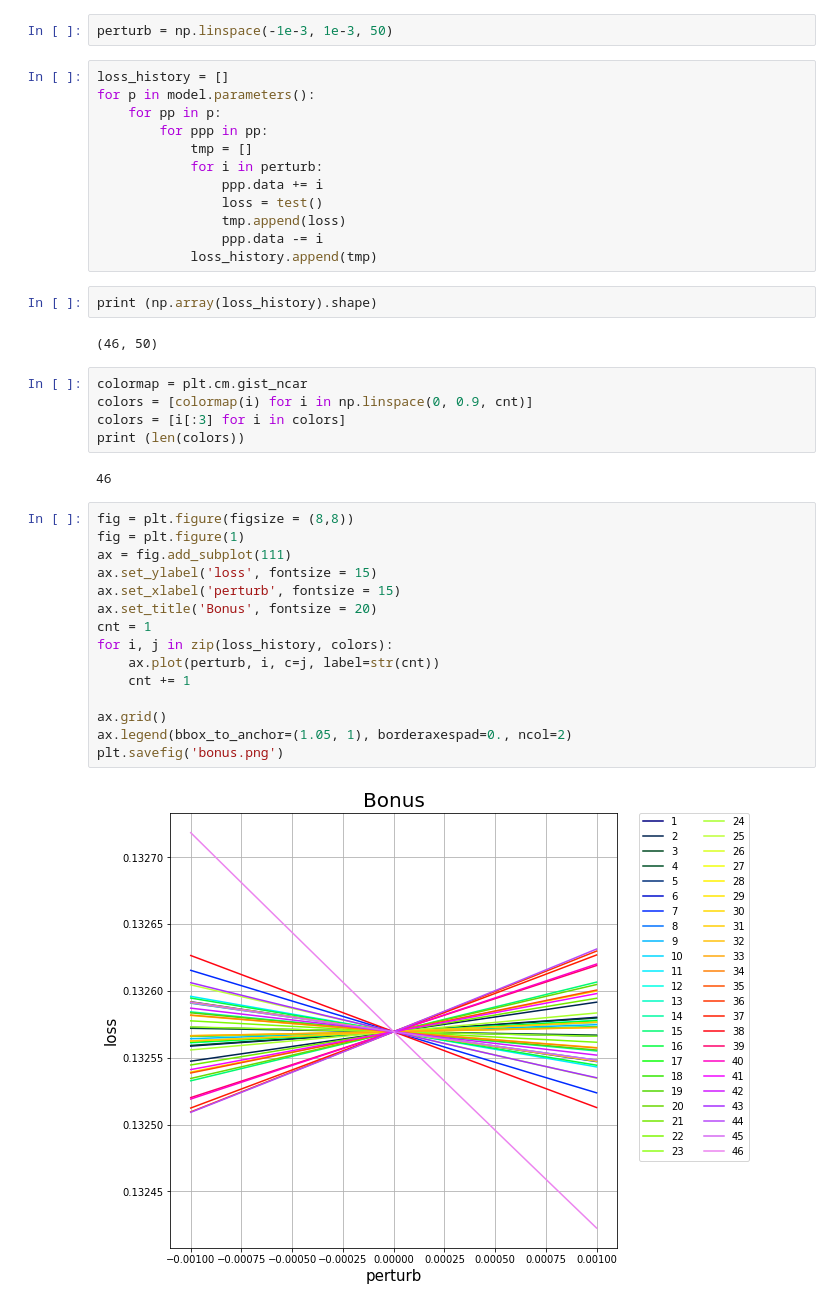
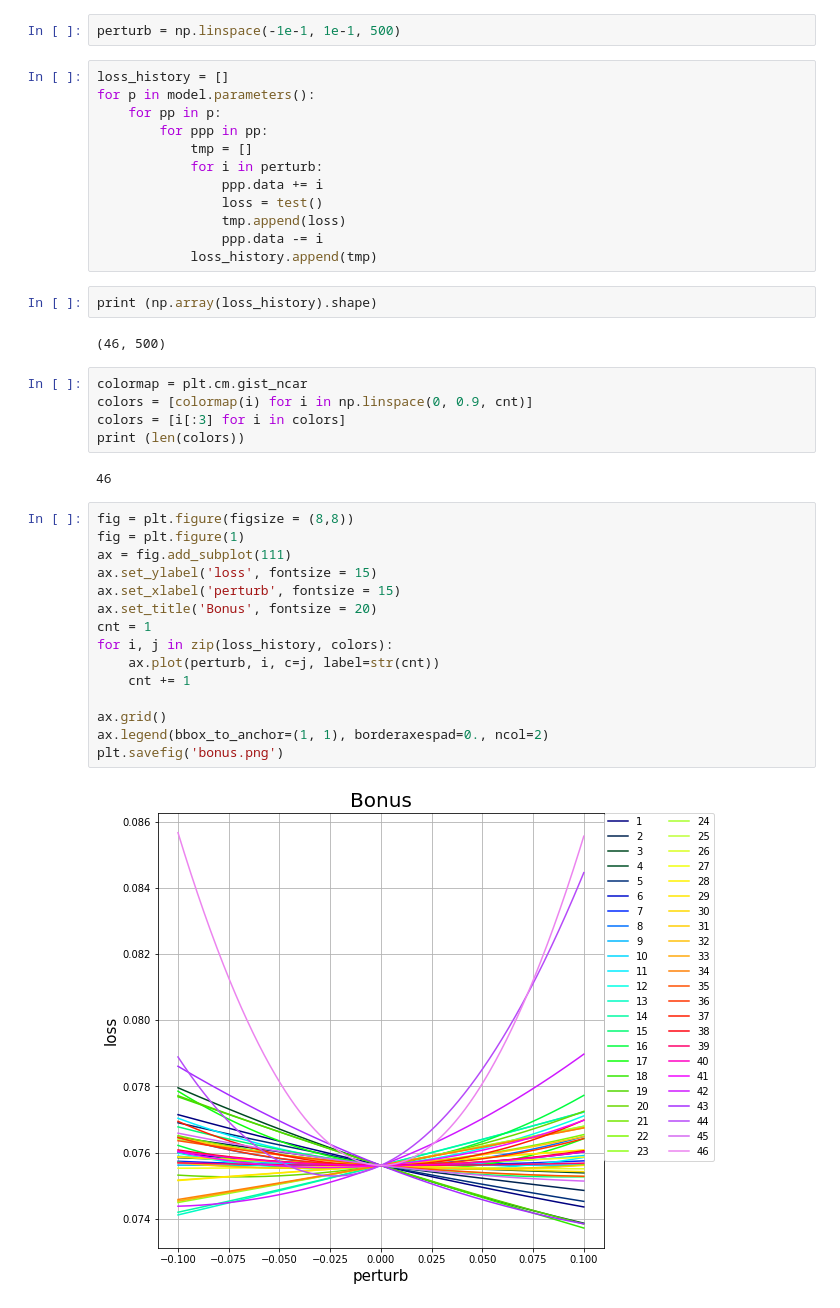
Before and after one commit to j40903272/mlds_2018spring, a Jupyter notebook: hw1/1-2/bonus.ipynb, the cells around one changed output. Saved outputs shown, nothing was run; the diff lists cells and outputs as text.

```diff
--- a/hw1/1-2/bonus.ipynb
+++ b/hw1/1-2/bonus.ipynb
@@ -131,7 +131,7 @@ def test():
     test_loss /= len(test_x)
     return test_loss
 # %%
-perturb = np.linspace(-1e-3, 1e-3, 50)
+perturb = np.linspace(-1e-1, 1e-1, 500)
 # %%
 loss_history = []
 for p in model.parameters():
@@ -147,7 +147,7 @@ for p in model.parameters():
 # %%
 print (np.array(loss_history).shape)
 # %% [output]
-(46, 50)
+(46, 500)
 # %%
 colormap = plt.cm.gist_ncar
 colors = [colormap(i) for i in np.linspace(0, 0.9, cnt)]
@@ -158,17 +158,17 @@ print (len(colors))
 # %%
 fig = plt.figure(figsize = (8,8))
 fig = plt.figure(1)
 ax = fig.add_subplot(111)
 ax.set_ylabel('loss', fontsize = 15)
 ax.set_xlabel('perturb', fontsize = 15)
 ax.set_title('Bonus', fontsize = 20)
 cnt = 1
 for i, j in zip(loss_history, colors):
     ax.plot(perturb, i, c=j, label=str(cnt))
     cnt += 1
 
 ax.grid()
-ax.legend(bbox_to_anchor=(1.05, 1), borderaxespad=0., ncol=2)
+ax.legend(bbox_to_anchor=(1, 1), borderaxespad=0., ncol=2)
 plt.savefig('bonus.png')
 # %% [output]
-[figure, old version]
+[figure, new version]
```
Also changed, not shown: parts of 2 cells of this notebook, 1 other file.
